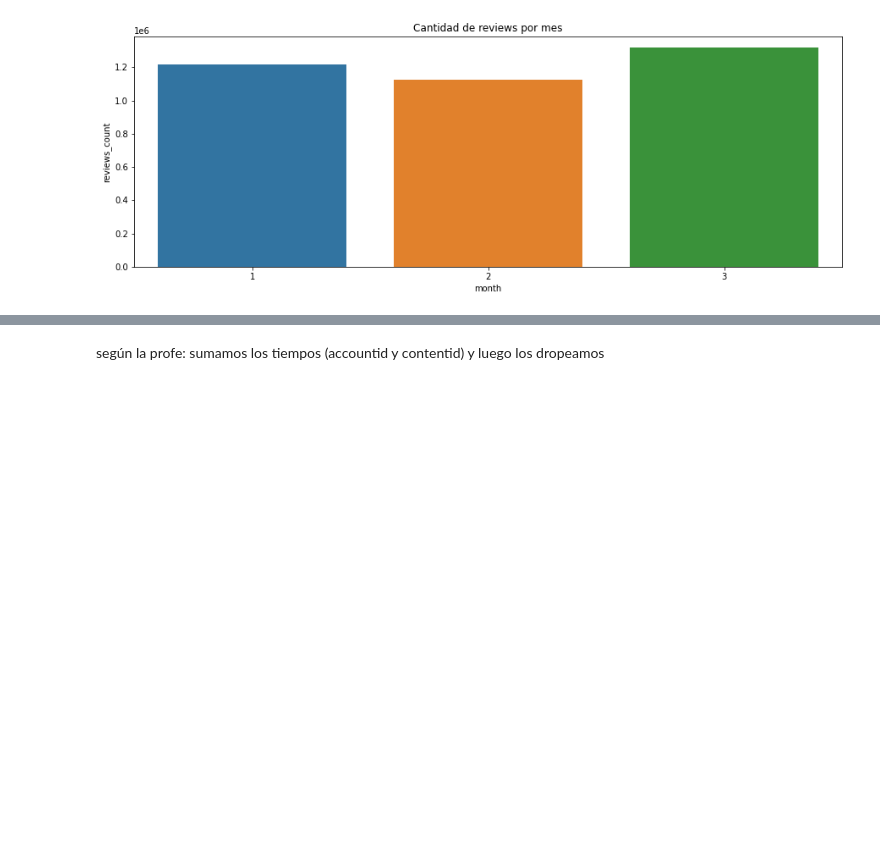
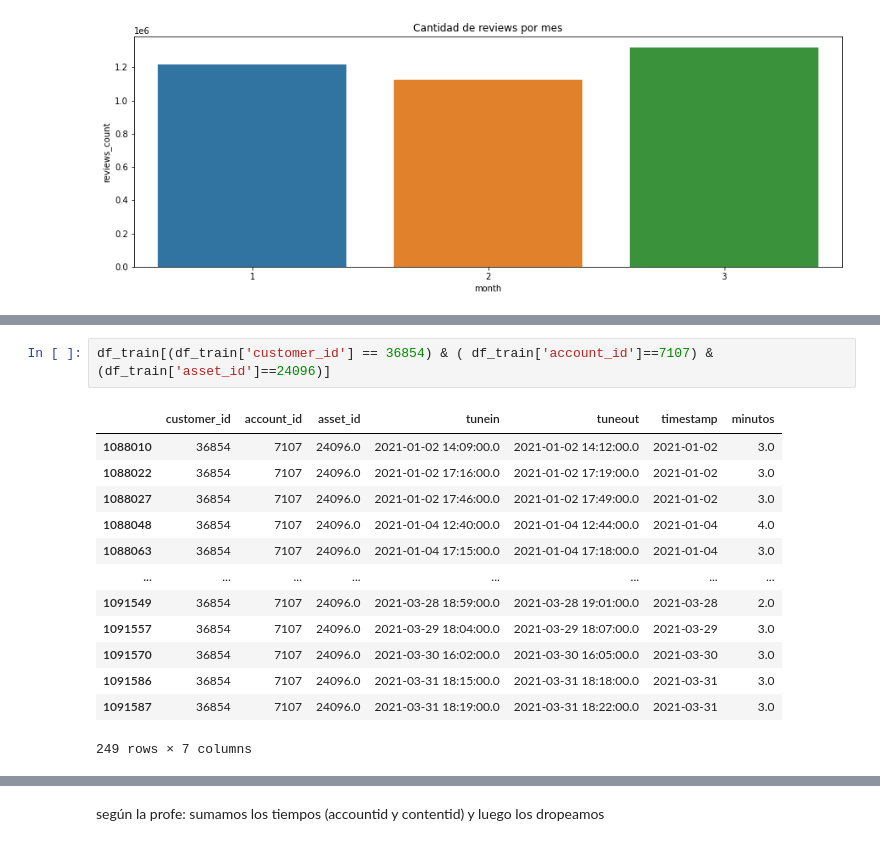
Before and after one commit to ivanjavierparra/Data-Science-Sprint-3, a Jupyter notebook: Entrega_3.ipynb, the cells around one changed output, grey strips where cells are left out. Cells and saved outputs as stored; diff of their text form; blank space fills up the shorter version.

```diff
--- a/Entrega_3.ipynb
+++ b/Entrega_3.ipynb
@@ -240,0 +282,16 @@ plt.show()
+# %%
+df_train[(df_train['customer_id'] == 36854) & ( df_train['account_id']==7107) & (df_train['asset_id']==24096)]
+# %% [output]
+|  | customer_id | account_id | asset_id | tunein | tuneout | timestamp | minutos |
+| 1088010 | 36854 | 7107 | 24096.0 | 2021-01-02 14:09:00.0 | 2021-01-02 14:12:00.0 | 2021-01-02 | 3.0 |
+| 1088022 | 36854 | 7107 | 24096.0 | 2021-01-02 17:16:00.0 | 2021-01-02 17:19:00.0 | 2021-01-02 | 3.0 |
+| 1088027 | 36854 | 7107 | 24096.0 | 2021-01-02 17:46:00.0 | 2021-01-02 17:49:00.0 | 2021-01-02 | 3.0 |
+| 1088048 | 36854 | 7107 | 24096.0 | 2021-01-04 12:40:00.0 | 2021-01-04 12:44:00.0 | 2021-01-04 | 4.0 |
+| 1088063 | 36854 | 7107 | 24096.0 | 2021-01-04 17:15:00.0 | 2021-01-04 17:18:00.0 | 2021-01-04 | 3.0 |
+| ... | ... | ... | ... | ... | ... | ... | ... |
+| 1091549 | 36854 | 7107 | 24096.0 | 2021-03-28 18:59:00.0 | 2021-03-28 19:01:00.0 | 2021-03-28 | 2.0 |
+| 1091557 | 36854 | 7107 | 24096.0 | 2021-03-29 18:04:00.0 | 2021-03-29 18:07:00.0 | 2021-03-29 | 3.0 |
+| 1091570 | 36854 | 7107 | 24096.0 | 2021-03-30 16:02:00.0 | 2021-03-30 16:05:00.0 | 2021-03-30 | 3.0 |
+| 1091586 | 36854 | 7107 | 24096.0 | 2021-03-31 18:15:00.0 | 2021-03-31 18:18:00.0 | 2021-03-31 | 3.0 |
+| 1091587 | 36854 | 7107 | 24096.0 | 2021-03-31 18:19:00.0 | 2021-03-31 18:22:00.0 | 2021-03-31 | 3.0 |
+249 rows × 7 columns
```
Also changed, not shown: parts of 26 cells of this notebook.
